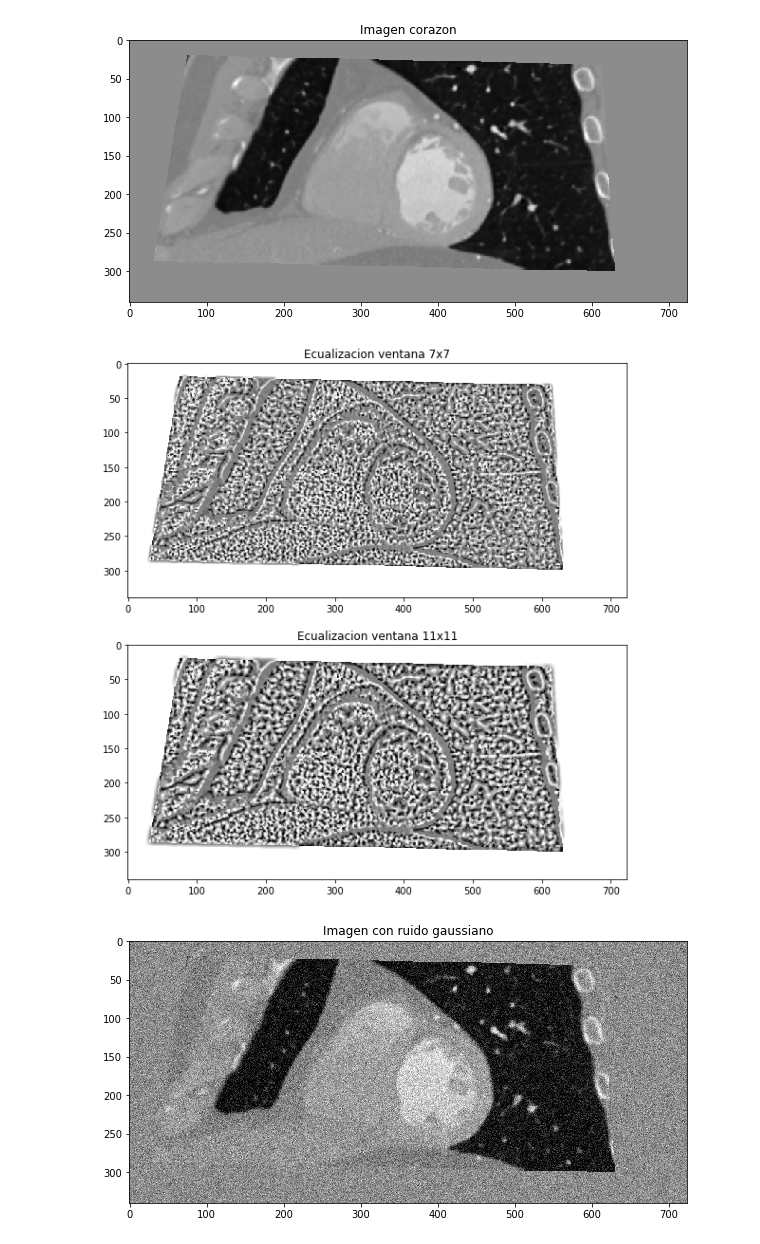
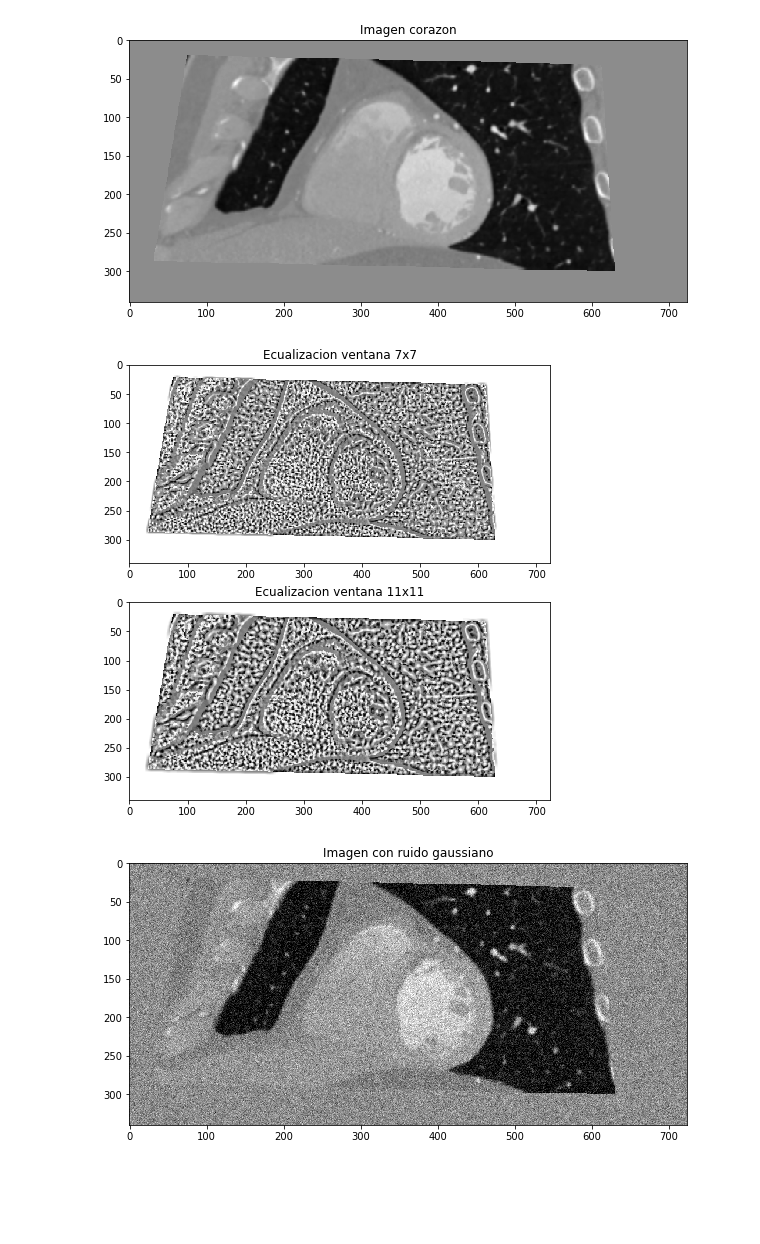
Before and after one commit to sjukdom/reconocimiento-de-patrones, a Jupyter notebook: Practica 3/Practica_3.ipynb, the cells around one changed output. Drawn from its saved outputs; the diff is of its cells as text; code cells hidden in the pictures; blank space fills up the shorter version.

```diff
--- a/Practica 3/Practica_3.ipynb
+++ b/Practica 3/Practica_3.ipynb
@@ -35,8 +33,10 @@ def local_hist_eq(im, n):
 # %%
 imgs = []
+imgs3 = []
 
 for i in range(1,11):
     imgs.append(cv2.imread('im_1_'+str(i)+'.png', 0))
+    imgs3.append(cv2.imread('im_3_'+str(i)+'.png', 0))
 
 plt.figure(figsize=(10,7))
 plt.imshow(imgs[7], cmap='gray')
@@ -49,16 +49,16 @@ plt.show()
 im_local_eq7 = rank.equalize(imgs[7], selem=np.ones((7,7)))
 im_local_eq11 = rank.equalize(imgs[7], selem=np.ones((11,11)))
 # %%
-plt.figure(figsize=(15,10))
+plt.figure(figsize=(13,8))
 plt.subplot(211)
 plt.imshow(im_local_eq7, cmap='gray')
 plt.title('Ecualizacion ventana 7x7')
 plt.subplot(212)
 plt.imshow(im_local_eq11, cmap='gray')
 plt.title('Ecualizacion ventana 11x11')
 plt.show()
 # %% [output]
-[figure, old version]
+[figure, new version]
 # %%
 # Agregar ruido gaussiano a la imagen
 im_noise = util.random_noise(imgs[7], mode='gaussian', var=0.01)
```
Also changed, not shown: parts of 30 cells of this notebook.
